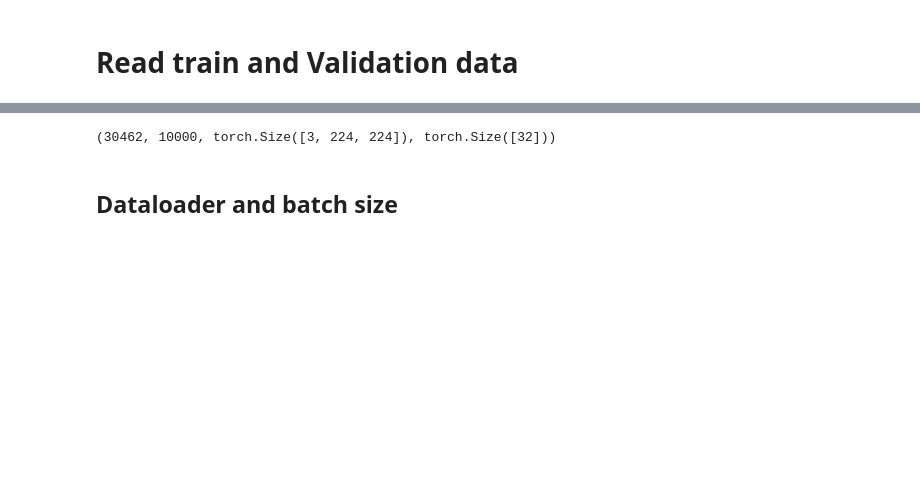
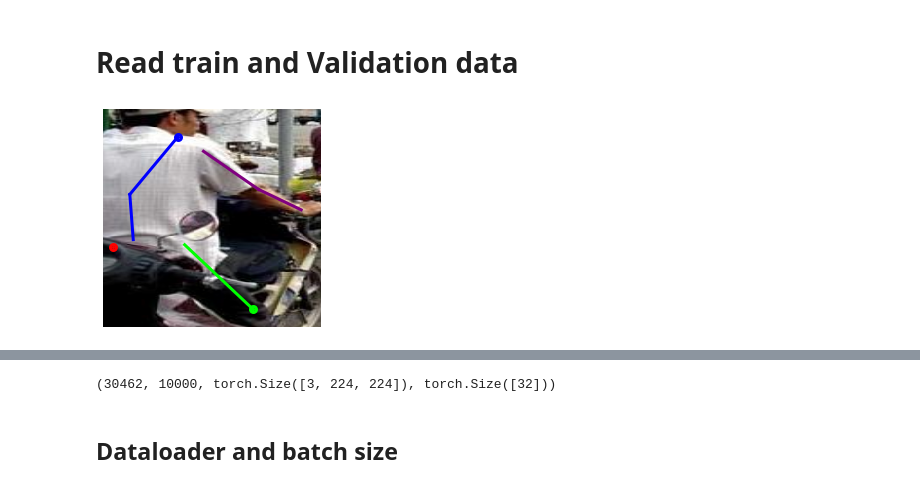
Before and after one commit to nik1806/Single-Human-Keypoint-Detection, a Jupyter notebook: Training-model.ipynb, the cells around one changed output, grey strips where cells are left out. Cells and saved outputs as stored; diff of their text form; code cells hidden in the pictures; blank space fills up the shorter version.

Commit message:
Modification: plot_data - inline display of figures

```diff
--- a/Training-model.ipynb
+++ b/Training-model.ipynb
@@ -29,7 +32,9 @@ train_data = LIPDataset('dataset/train_data.ftr', 'dataset/train_set', train_tra
 from utils.LIPDataset import untransform_n_display
 # %%
 # visualize a sample
-untransform_n_display(train_data, 4781 , mean, std, 3)
+untransform_n_display(train_data, 4781 , mean, std, 2)
+# %% [output]
+[figure, added]
 # %%
 # VALIDATION DATA
 val_transform = transforms.Compose([
```
Also changed, not shown: parts of 3 cells of this notebook, 1 other file.
